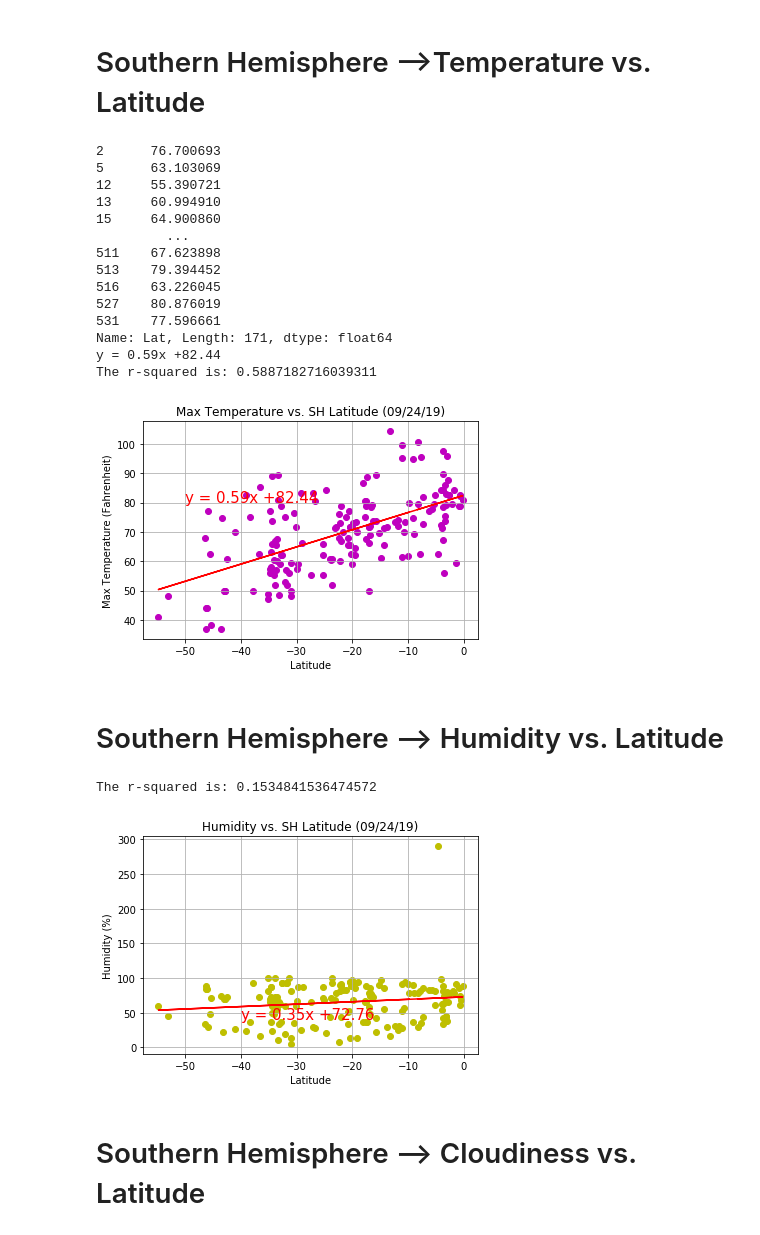
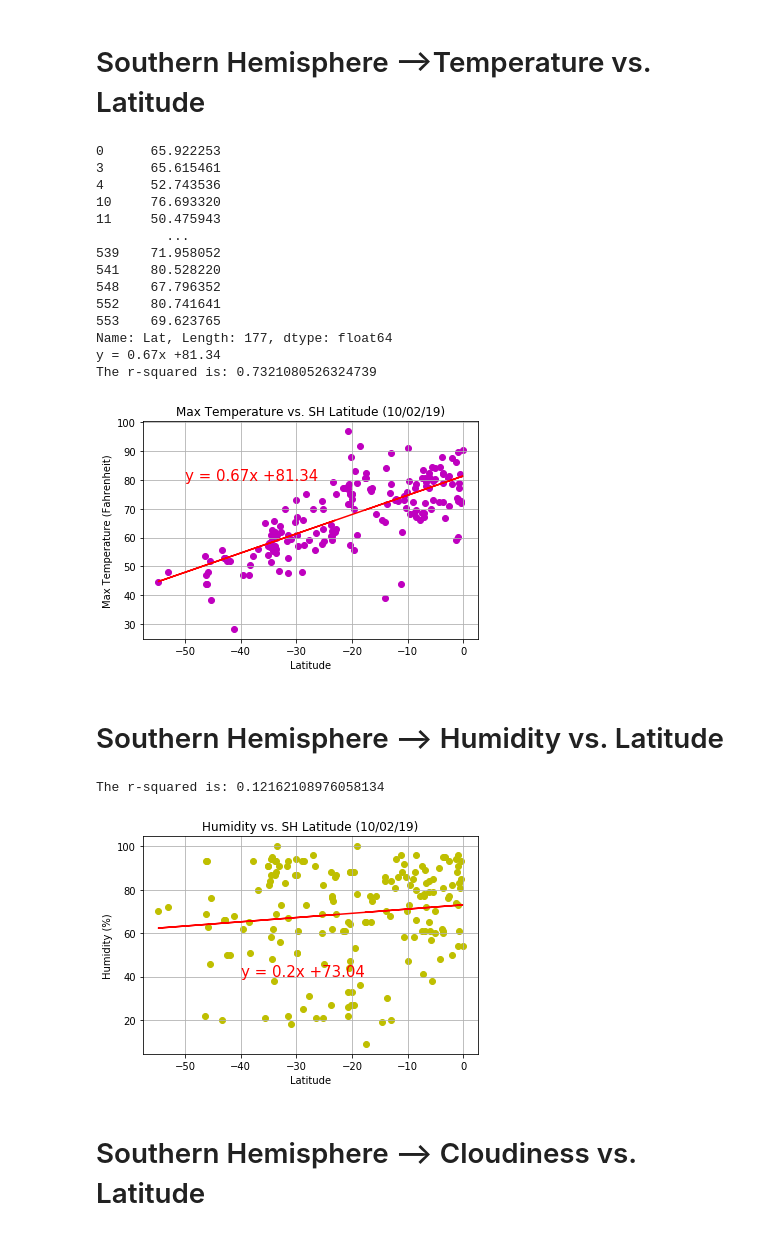
Before and after one commit to Pame1481/Python-Api-Challenge, a Jupyter notebook: WeatherPy/WeatherPy.ipynb, the cells around one changed output. Drawn from its saved outputs; the diff is of its cells as text; code cells hidden in the pictures.

```diff
--- a/WeatherPy/WeatherPy.ipynb
+++ b/WeatherPy/WeatherPy.ipynb
@@ -341,7 +349,7 @@ regress_values = x_values * slope + intercept
 line_eq = "y = " + str(round(slope,2)) + "x +" + str(round(intercept,2))
 plt.scatter(x_values,y_values, color="m")
 plt.plot(x_values,regress_values,"r-")
-plt.title("Max Temperature vs. SH Latitude (09/24/19)")
+plt.title("Max Temperature vs. SH Latitude (10/02/19)")
 plt.ylabel("Max Temperature (Fahrenheit)")
 plt.xlabel("Latitude")
 plt.grid(True)
@@ -349,44 +357,46 @@ plt.annotate(line_eq,(-50,80),fontsize=15,color="red")
 print(regress_values)
 print(line_eq)
 print(f"The r-squared is: {rvalue}")
+plt.savefig("Images/Max Temperature vs SH Latitude.png")
 plt.show()
 # %% [output]
-2      76.700693
-5      63.103069
-12     55.390721
-13     60.994910
-15     64.900860
+0      65.922253
+3      65.615461
+4      52.743536
+10     76.693320
+11     50.475943
          ...
-511    67.623898
-513    79.394452
-516    63.226045
-527    80.876019
-531    77.596661
-Name: Lat, Length: 171, dtype: float64
-y = 0.59x +82.44
-The r-squared is: 0.5887182716039311
+539    71.958052
+541    80.528220
+548    67.796352
+552    80.741641
+553    69.623765
+Name: Lat, Length: 177, dtype: float64
+y = 0.67x +81.34
+The r-squared is: 0.7321080526324739
-[figure, old version]
+[figure, new version]
 # %% [markdown]
 # Southern Hemisphere --> Humidity vs. Latitude
 # %%
 x_values = south_hem['Lat']
 y_values = south_hem['Humidity']
 
 (slope, intercept, rvalue, pvalue, stderr) = stats.linregress(x_values, y_values)
 regress_values = x_values * slope + intercept
 line_eq = "y = " + str(round(slope,2)) + "x +" + str(round(intercept,2))
 plt.scatter(x_values,y_values, color="y")
 plt.plot(x_values,regress_values,"r-")
-plt.title("Humidity vs. SH Latitude (09/24/19)")
+plt.title("Humidity vs. SH Latitude (10/02/19)")
 plt.ylabel("Humidity (%)")
 plt.xlabel("Latitude")
 plt.grid(True)
 plt.annotate(line_eq,(-40,40),fontsize=15,color="red")
 print(f"The r-squared is: {rvalue}")
+plt.savefig("Images/Humidity vs SH Latitude.png")
 plt.show()
 # %% [output]
-The r-squared is: 0.1534841536474572
+The r-squared is: 0.12162108976058134
-[figure, old version]
+[figure, new version]
 # %% [markdown]
 # Southern Hemisphere --> Cloudiness vs. Latitude
 # %%
```
Also changed, not shown: parts of 17 cells of this notebook, 16 other files.
